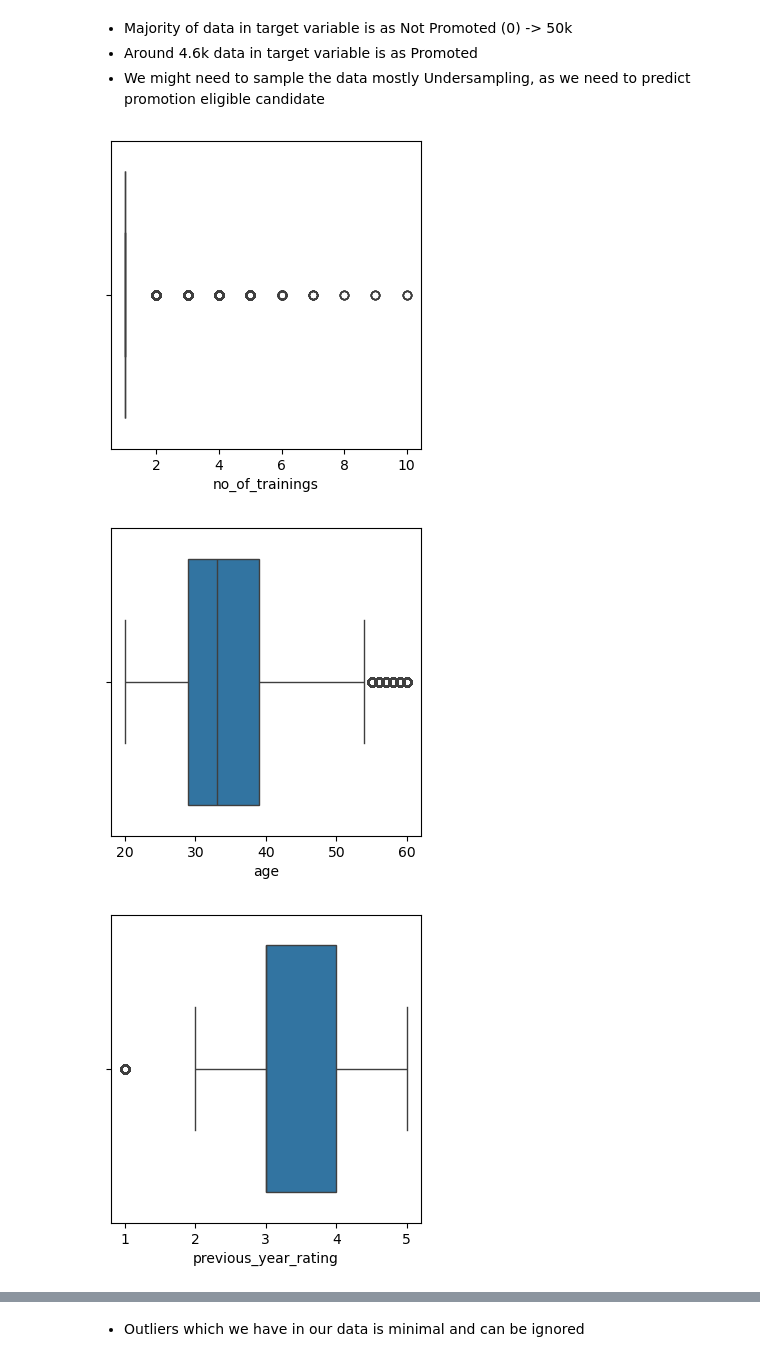
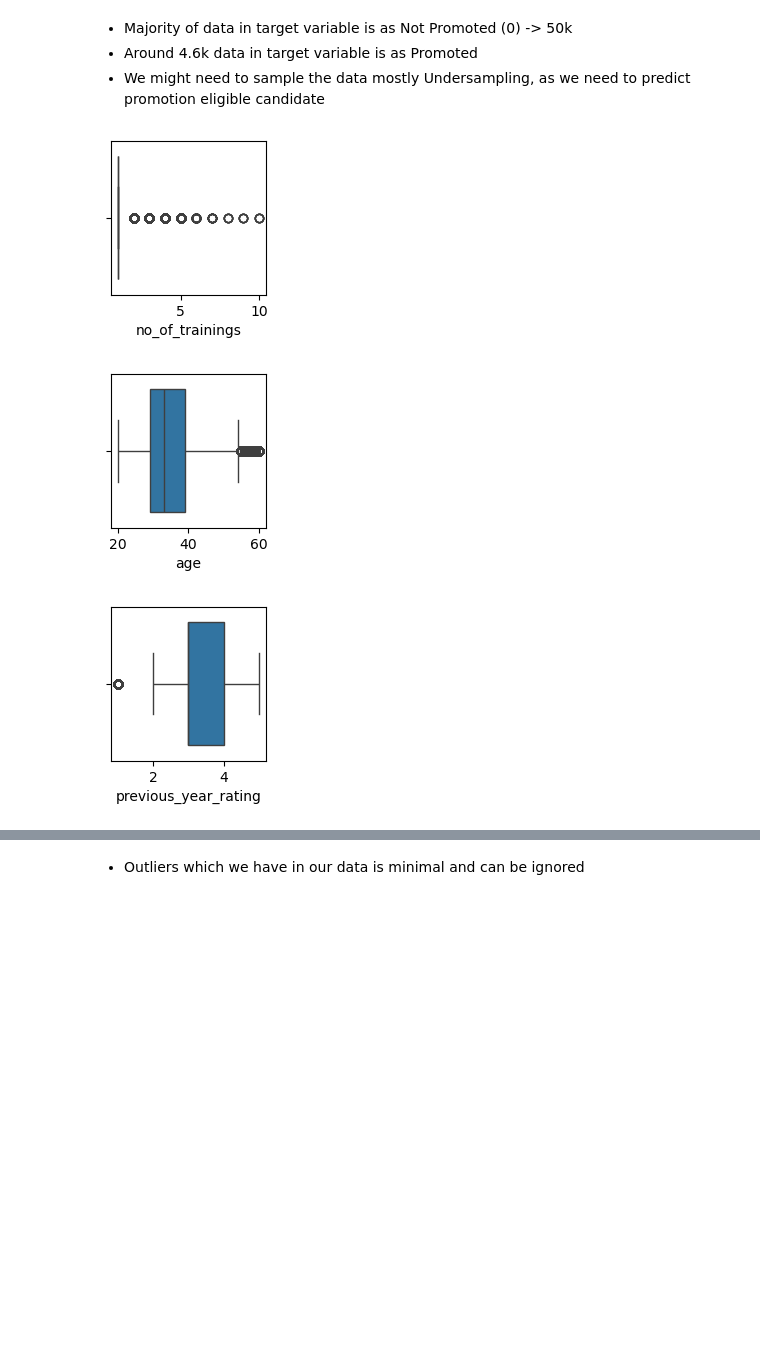
Before and after one commit to JN-Nataraj/ML-Inceptez_Hackathon_HR_Analytics, a Jupyter notebook: Notebook/anlaysis_model_creation.ipynb, the cells around one changed output, grey strips where cells are left out. Cells and saved outputs as stored; diff of their text form; code cells hidden in the pictures; blank space fills up the shorter version.

```diff
--- a/Notebook/anlaysis_model_creation.ipynb
+++ b/Notebook/anlaysis_model_creation.ipynb
@@ -89,10 +89,10 @@ plt.show()
 # %%
 # Check the distribution and outliers of the numerical features
 for col in X.select_dtypes(exclude=object).columns:
-    plt.figure(figsize=(4,4))
+    plt.figure(figsize=(2,2))
     sns.boxplot(x=X[col])
     plt.show()
 # %% [output]
-[figure, old version]
+[figure, new version]
-[figure, old version]
+[figure, new version]
-[figure, old version]
+[figure, new version]
```
Also changed, not shown: parts of 14 cells of this notebook, 2 other files.
